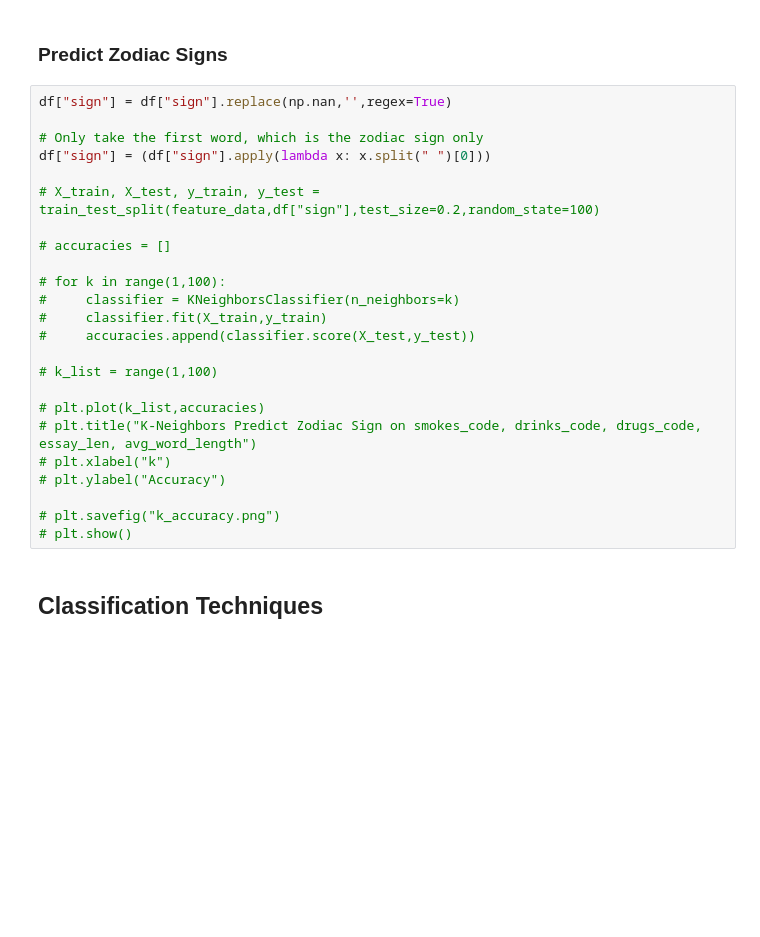
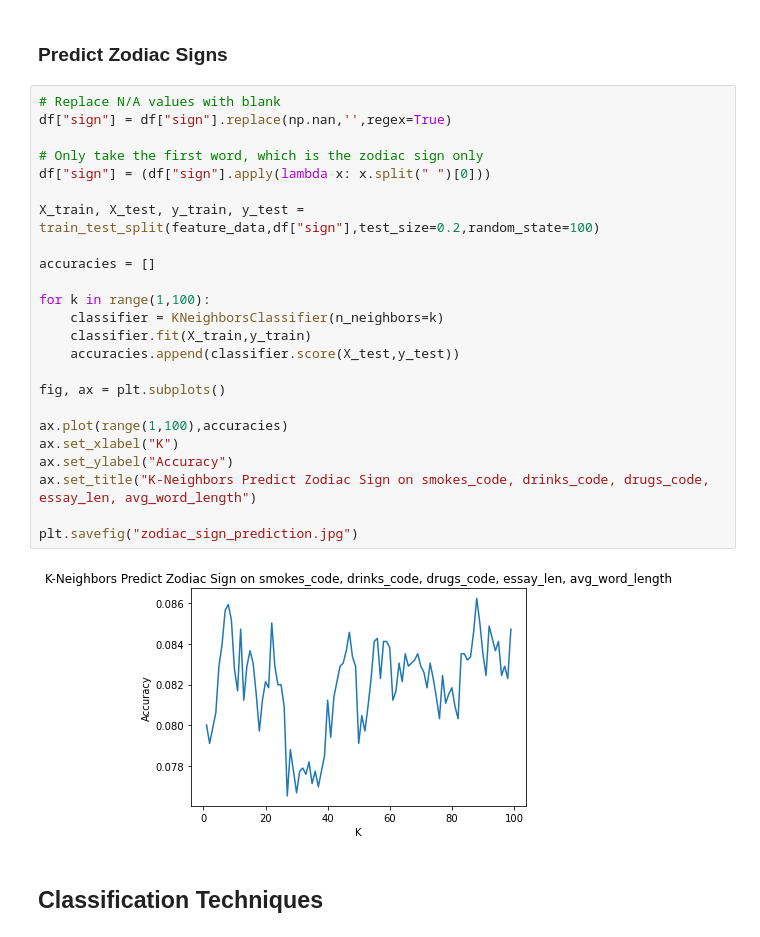
Before and after one commit to yii-meow/CodeCademy-ML-, a Jupyter notebook: capstone_starter/dating_skeleton.ipynb, the cells around one changed output. Drawn from its saved outputs; the diff is of its cells as text; blank space fills up the shorter version.

```diff
--- a/capstone_starter/dating_skeleton.ipynb
+++ b/capstone_starter/dating_skeleton.ipynb
@@ -97,29 +107,31 @@ x_scaled = min_max_scaler.fit_transform(x)
 # %% [markdown]
 ### Predict Zodiac Signs
 # %%
+# Replace N/A values with blank
 df["sign"] = df["sign"].replace(np.nan,'',regex=True)
 
 # Only take the first word, which is the zodiac sign only
 df["sign"] = (df["sign"].apply(lambda x: x.split(" ")[0]))
 
-# X_train, X_test, y_train, y_test = train_test_split(feature_data,df["sign"],test_size=0.2,random_state=100)
+X_train, X_test, y_train, y_test = train_test_split(feature_data,df["sign"],test_size=0.2,random_state=100)
 
-# accuracies = []
+accuracies = []
 
-# for k in range(1,100):
-#     classifier = KNeighborsClassifier(n_neighbors=k)
-#     classifier.fit(X_train,y_train)
-#     accuracies.append(classifier.score(X_test,y_test))
+for k in range(1,100):
+    classifier = KNeighborsClassifier(n_neighbors=k)
+    classifier.fit(X_train,y_train)
+    accuracies.append(classifier.score(X_test,y_test))
 
-# k_list = range(1,100)
+fig, ax = plt.subplots()
 
-# plt.plot(k_list,accuracies)
-# plt.title("K-Neighbors Predict Zodiac Sign on smokes_code, drinks_code, drugs_code, essay_len, avg_word_length")
-# plt.xlabel("k")
-# plt.ylabel("Accuracy")
+ax.plot(range(1,100),accuracies)
+ax.set_xlabel("K")
+ax.set_ylabel("Accuracy")
+ax.set_title("K-Neighbors Predict Zodiac Sign on smokes_code, drinks_code, drugs_code, essay_len, avg_word_length")
 
-# plt.savefig("k_accuracy.png")
-# plt.show()
+plt.savefig("zodiac_sign_prediction.jpg")
+# %% [output]
+[figure, added]
 # %% [markdown]
 ## Classification Techniques
 # %% [markdown]
```
Also changed, not shown: parts of 16 cells of this notebook, 11 other files.
